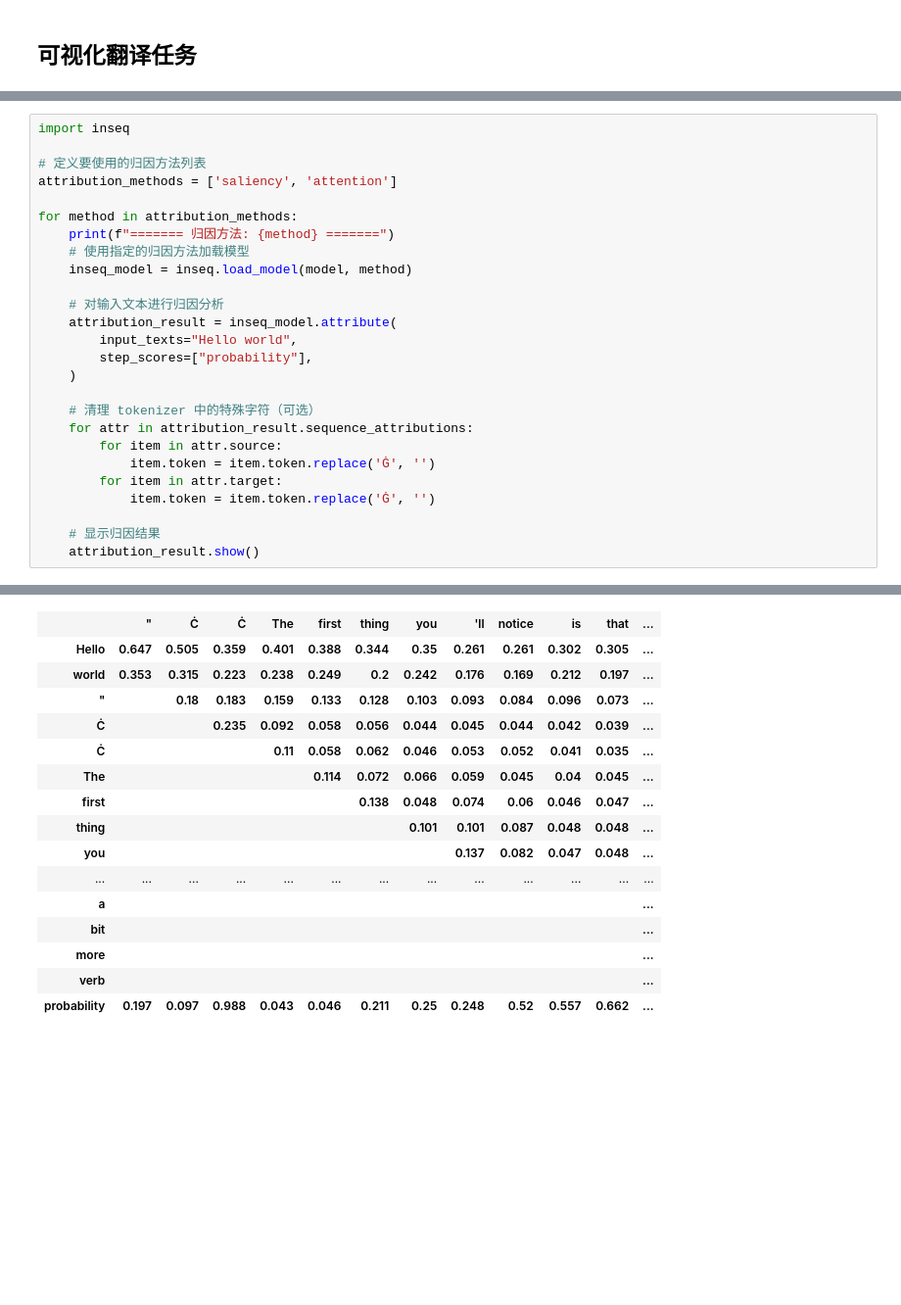
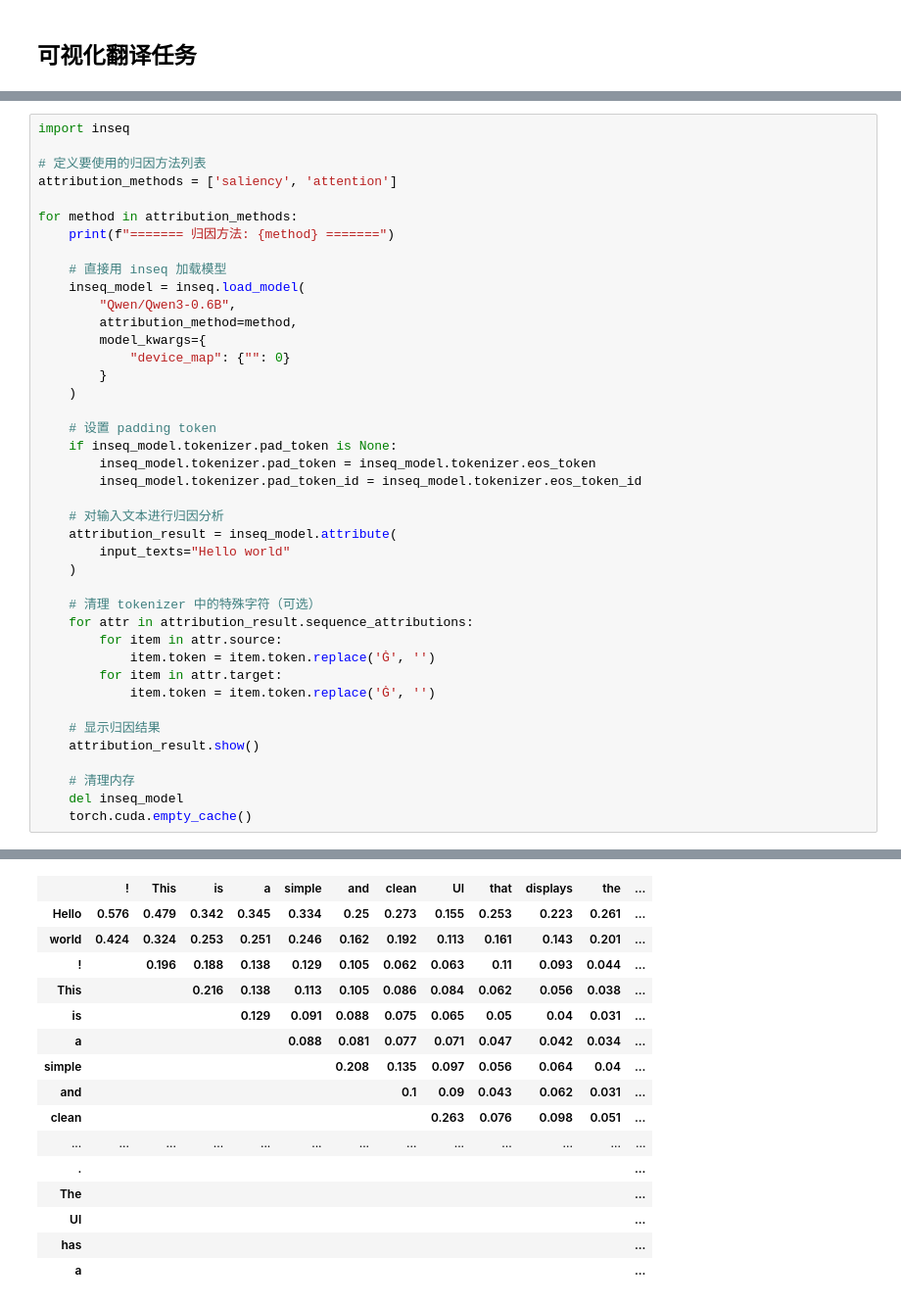
Before and after one commit to Hoper-J/AI-Guide-and-Demos-zh_CN, a Jupyter notebook: Demos/10. Inseq：可视化解释 LLM 的输出.ipynb, the cells around one changed output, grey strips where cells are left out. Shown at 98% size. Drawn from its saved outputs; the diff is of its cells as text; blank space fills up the shorter version.

```diff
--- a/Demos/10. Inseq：可视化解释 LLM 的输出.ipynb
+++ b/Demos/10. Inseq：可视化解释 LLM 的输出.ipynb
@@ -115,13 +145,24 @@ attribution_methods = ['saliency', 'attention']
 
 for method in attribution_methods:
     print(f"======= 归因方法: {method} =======")
-    # 使用指定的归因方法加载模型
-    inseq_model = inseq.load_model(model, method)
+
+    # 直接用 inseq 加载模型
+    inseq_model = inseq.load_model(
+        "Qwen/Qwen3-0.6B",
+        attribution_method=method,
+        model_kwargs={
+            "device_map": {"": 0}
+        }
+    )
+
+    # 设置 padding token
+    if inseq_model.tokenizer.pad_token is None:
+        inseq_model.tokenizer.pad_token = inseq_model.tokenizer.eos_token
+        inseq_model.tokenizer.pad_token_id = inseq_model.tokenizer.eos_token_id
 
     # 对输入文本进行归因分析
     attribution_result = inseq_model.attribute(
-        input_texts="Hello world",
-        step_scores=["probability"],
+        input_texts="Hello world"
     )
 
     # 清理 tokenizer 中的特殊字符（可选）
@@ -133,4 +174,8 @@ for method in attribution_methods:
 
     # 显示归因结果
     attribution_result.show()
+
+    # 清理内存
+    del inseq_model
+    torch.cuda.empty_cache()
 # %% [output]
@@ -141,19 +186,19 @@ Setting `pad_token_id` to `eos_token_id`:50256 for open-end generation.
 0th instance:
 Target Saliency Heatmap
 x: Generated tokens, y: Attributed tokens
-|  | " | Ċ | Ċ | The | first | thing | you | 'll | notice | is | that | ... |
-| Hello | 0.647 | 0.505 | 0.359 | 0.401 | 0.388 | 0.344 | 0.35 | 0.261 | 0.261 | 0.302 | 0.305 | ... |
-| world | 0.353 | 0.315 | 0.223 | 0.238 | 0.249 | 0.2 | 0.242 | 0.176 | 0.169 | 0.212 | 0.197 | ... |
-| " |  | 0.18 | 0.183 | 0.159 | 0.133 | 0.128 | 0.103 | 0.093 | 0.084 | 0.096 | 0.073 | ... |
-| Ċ |  |  | 0.235 | 0.092 | 0.058 | 0.056 | 0.044 | 0.045 | 0.044 | 0.042 | 0.039 | ... |
-| Ċ |  |  |  | 0.11 | 0.058 | 0.062 | 0.046 | 0.053 | 0.052 | 0.041 | 0.035 | ... |
-| The |  |  |  |  | 0.114 | 0.072 | 0.066 | 0.059 | 0.045 | 0.04 | 0.045 | ... |
-| first |  |  |  |  |  | 0.138 | 0.048 | 0.074 | 0.06 | 0.046 | 0.047 | ... |
-| thing |  |  |  |  |  |  | 0.101 | 0.101 | 0.087 | 0.048 | 0.048 | ... |
-| you |  |  |  |  |  |  |  | 0.137 | 0.082 | 0.047 | 0.048 | ... |
+|  | ! | This | is | a | simple | and | clean | UI | that | displays | the | ... |
+| Hello | 0.576 | 0.479 | 0.342 | 0.345 | 0.334 | 0.25 | 0.273 | 0.155 | 0.253 | 0.223 | 0.261 | ... |
+| world | 0.424 | 0.324 | 0.253 | 0.251 | 0.246 | 0.162 | 0.192 | 0.113 | 0.161 | 0.143 | 0.201 | ... |
+| ! |  | 0.196 | 0.188 | 0.138 | 0.129 | 0.105 | 0.062 | 0.063 | 0.11 | 0.093 | 0.044 | ... |
+| This |  |  | 0.216 | 0.138 | 0.113 | 0.105 | 0.086 | 0.084 | 0.062 | 0.056 | 0.038 | ... |
+| is |  |  |  | 0.129 | 0.091 | 0.088 | 0.075 | 0.065 | 0.05 | 0.04 | 0.031 | ... |
+| a |  |  |  |  | 0.088 | 0.081 | 0.077 | 0.071 | 0.047 | 0.042 | 0.034 | ... |
+| simple |  |  |  |  |  | 0.208 | 0.135 | 0.097 | 0.056 | 0.064 | 0.04 | ... |
+| and |  |  |  |  |  |  | 0.1 | 0.09 | 0.043 | 0.062 | 0.031 | ... |
+| clean |  |  |  |  |  |  |  | 0.263 | 0.076 | 0.098 | 0.051 | ... |
 | ... | ... | ... | ... | ... | ... | ... | ... | ... | ... | ... | ... | ... |
+| . |  |  |  |  |  |  |  |  |  |  |  | ... |
+| The |  |  |  |  |  |  |  |  |  |  |  | ... |
+| UI |  |  |  |  |  |  |  |  |  |  |  | ... |
+| has |  |  |  |  |  |  |  |  |  |  |  | ... |
 | a |  |  |  |  |  |  |  |  |  |  |  | ... |
-| bit |  |  |  |  |  |  |  |  |  |  |  | ... |
-| more |  |  |  |  |  |  |  |  |  |  |  | ... |
-| verb |  |  |  |  |  |  |  |  |  |  |  | ... |
-| probability | 0.197 | 0.097 | 0.988 | 0.043 | 0.046 | 0.211 | 0.25 | 0.248 | 0.52 | 0.557 | 0.662 | ... |
```
Also changed, not shown: parts of 16 cells of this notebook, 5 other files.
